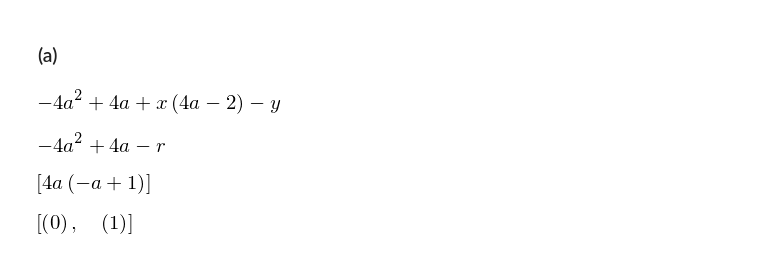
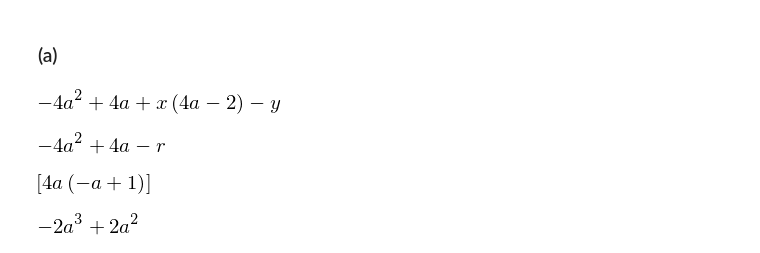
Before and after one commit to iPolyomino/nyon, a Jupyter notebook: mid_exam/mid_exam.ipynb, the cells around one changed output. Saved outputs shown, nothing was run; the diff lists cells and outputs as text; code cells hidden in the pictures.

```diff
--- a/mid_exam/mid_exam.ipynb
+++ b/mid_exam/mid_exam.ipynb
@@ -148,7 +148,7 @@ display(solve(solve(houteisiki_r,r),a)) # ソ, タ
 [figure]
 [figure]
 # %%
-display(solve(houteisiki_r,r))
+r_seppen = solve(houteisiki_r,r)
+display(r_seppen)
 # %% [output]
 [figure]
-[figure, removed]
@@ -156,0 +155,4 @@ plot()
+# %%
+(a * r_seppen[0] * 1/2).expand()
+# %% [output]
+[figure, added]
```
Also changed, not shown: parts of 1 cell of this notebook.
